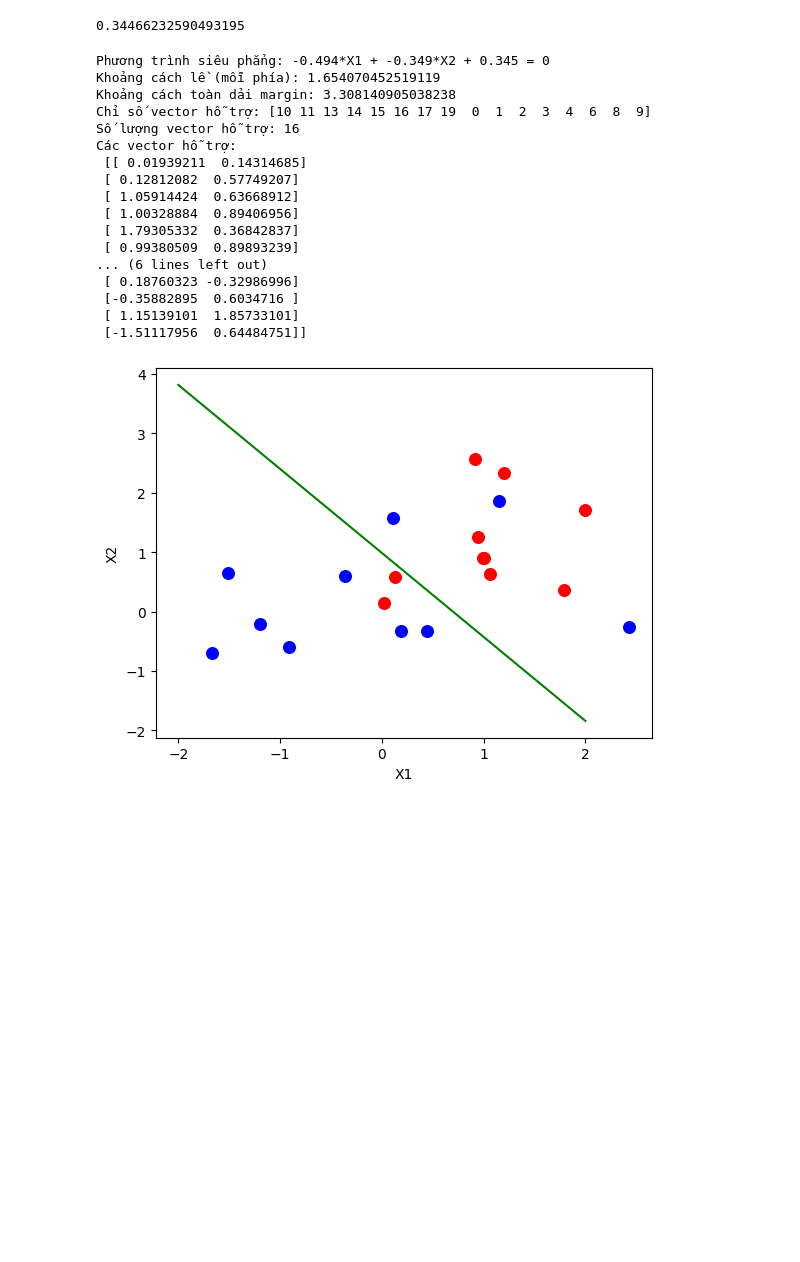
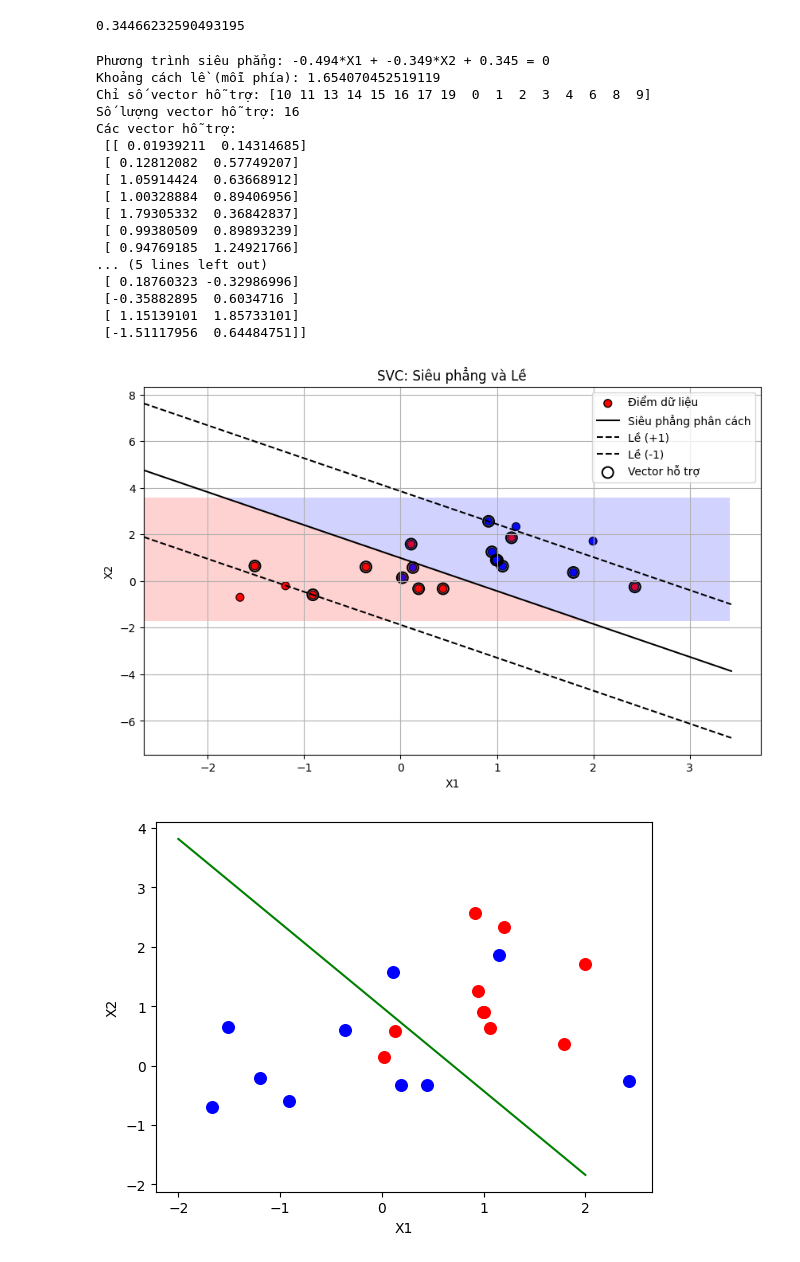
Before and after one commit to nmkhan9/Machine_Learning_tren_lop, a Jupyter notebook: buoi3_models_tree.ipynb, the cells around one changed output. Saved outputs shown, nothing was run; the diff lists cells and outputs as text; code cells hidden in the pictures; blank space fills up the shorter version.

```diff
--- a/buoi3_models_tree.ipynb
+++ b/buoi3_models_tree.ipynb
@@ -659,7 +659,6 @@ print(f"Phương trình siêu phẳng: {w[0]:.3f}*X1 + {w[1]:.3f}*X2 + {b:.3f} =
 
 margin = 1 / np.linalg.norm(w)
 print("Khoảng cách lề (mỗi phía):", margin)
-print("Khoảng cách toàn dải margin:", 2*margin)
 
 print("Chỉ số vector hỗ trợ:", svc.support_)
 print("Số lượng vector hỗ trợ:", svc.support_.size)
@@ -667,7 +666,6 @@ print("Các vector hỗ trợ:\n", svc.support_vectors_)
 # %% [output]
 Phương trình siêu phẳng: -0.494*X1 + -0.349*X2 + 0.345 = 0
 Khoảng cách lề (mỗi phía): 1.654070452519119
-Khoảng cách toàn dải margin: 3.308140905038238
 Chỉ số vector hỗ trợ: [10 11 13 14 15 16 17 19  0  1  2  3  4  6  8  9]
 Số lượng vector hỗ trợ: 16
 Các vector hỗ trợ:
@@ -677,11 +675,63 @@ Các vector hỗ trợ:
  [ 1.00328884  0.89406956]
  [ 1.79305332  0.36842837]
  [ 0.99380509  0.89893239]
-... (6 lines left out)
+ [ 0.94769185  1.24921766]
+... (5 lines left out)
  [ 0.18760323 -0.32986996]
  [-0.35882895  0.6034716 ]
  [ 1.15139101  1.85733101]
  [-1.51117956  0.64484751]]
+# %%
+def plot_svc(svc, X, y):
+    plt.figure(figsize=(10, 6))
+
+    # Vẽ các điểm dữ liệu
+    plt.scatter(X[:, 0], X[:, 1], c=y, cmap='bwr', s=50, edgecolors='k', label='Điểm dữ liệu')
+
+    # Tạo lưới để vẽ siêu phẳng
+    x_min, x_max = X[:, 0].min() - 1, X[:, 0].max() + 1
+    y_min, y_max = X[:, 1].min() - 1, X[:, 1].max() + 1
+    xx, yy = np.meshgrid(np.arange(x_min, x_max, 0.02), np.arange(y_min, y_max, 0.02))
+
+    # Dự đoán trên lưới để vẽ vùng quyết định
+    Z = svc.predict(np.c_[xx.ravel(), yy.ravel()])
+    Z = Z.reshape(xx.shape)
+
+    # Vẽ vùng quyết định
+    plt.contourf(xx, yy, Z, cmap='bwr', alpha=0.2)
+
+    # Tính và vẽ siêu phẳng và lề
+    x1 = np.linspace(x_min, x_max, 100)
+    w0, w1 = w[0], w[1]
+
+    # Siêu phẳng: w0*x1 + w1*x2 + b = 0 => x2 = -(w0*x1 + b)/w1
+    decision_boundary = -(w0 * x1 + b) / w1
+
+    # Lề: w0*x1 + w1*x2 + b = ±1 => x2 = -(w0*x1 + b ± 1)/w1
+    margin_pos = -(w0 * x1 + b + 1) / w1  # Lề +1
+    margin_neg = -(w0 * x1 + b - 1) / w1  # Lề -1
+
+    # Vẽ siêu phẳng và lề
+    plt.plot(x1, decision_boundary, 'k-', label='Siêu phẳng phân cách')
+    plt.plot(x1, margin_pos, 'k--', label='Lề (+1)')
+    plt.plot(x1, margin_neg, 'k--', label='Lề (-1)')
+
+    # Vẽ vector hỗ trợ
+    plt.scatter(svc.support_vectors_[:, 0], svc.support_vectors_[:, 1], s=100,
+                facecolors='none', edgecolors='k', linewidths=1.5, label='Vector hỗ trợ')
+
+    # Định dạng đồ thị
+    plt.xlabel('X1')
+    plt.ylabel('X2')
+    plt.title('SVC: Siêu phẳng và Lề')
+    plt.legend()
+    plt.grid(True)
+    plt.show()
+
+# Gọi hàm vẽ
+plot_svc(svc, X, y)
+# %% [output]
+[figure, added]
 # %%
 #  w1x1+w2x2+b=0
 xx=np.linspace(-2,2,50)
```
Also changed, not shown: parts of 5 cells of this notebook.
